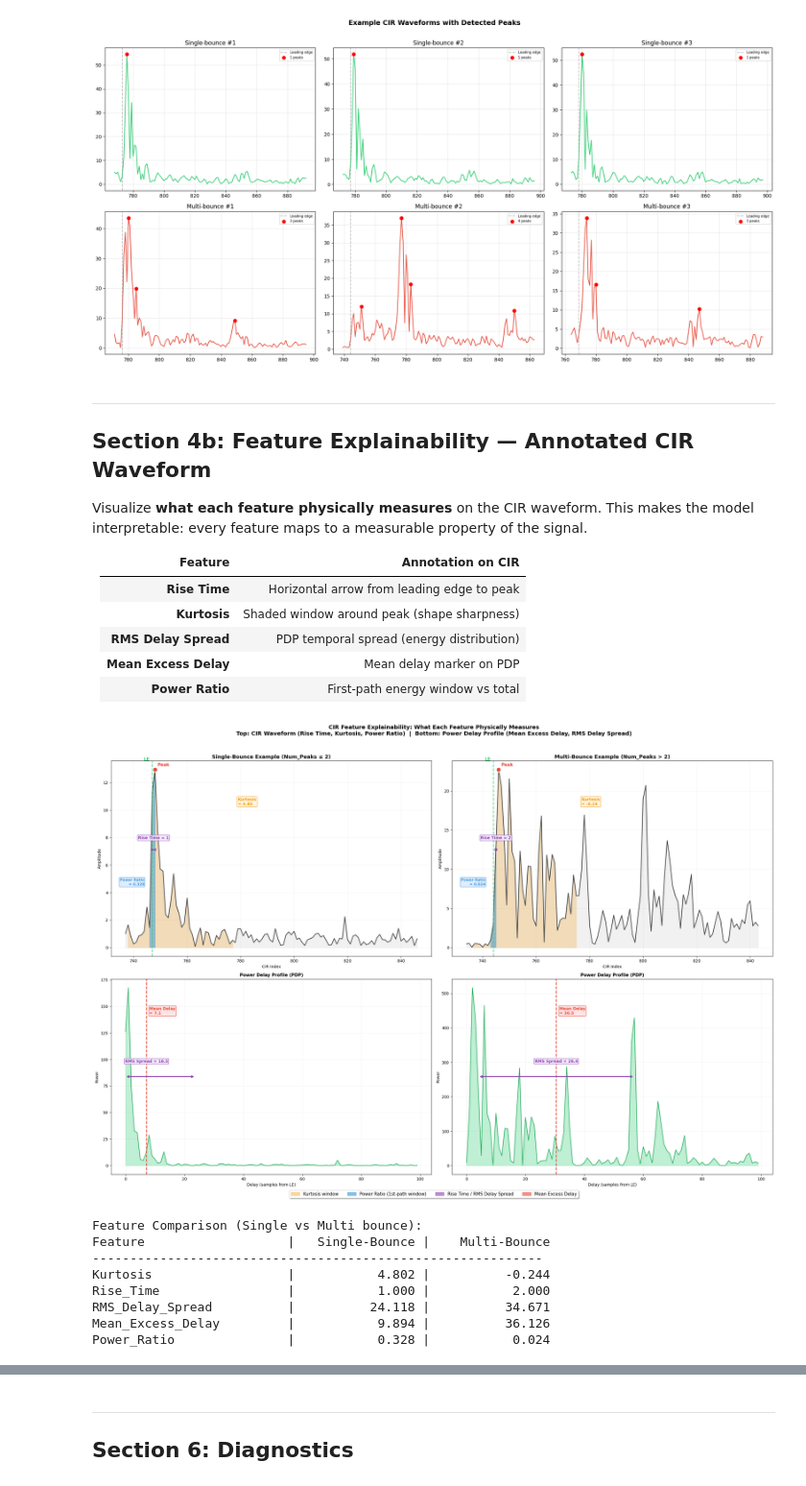
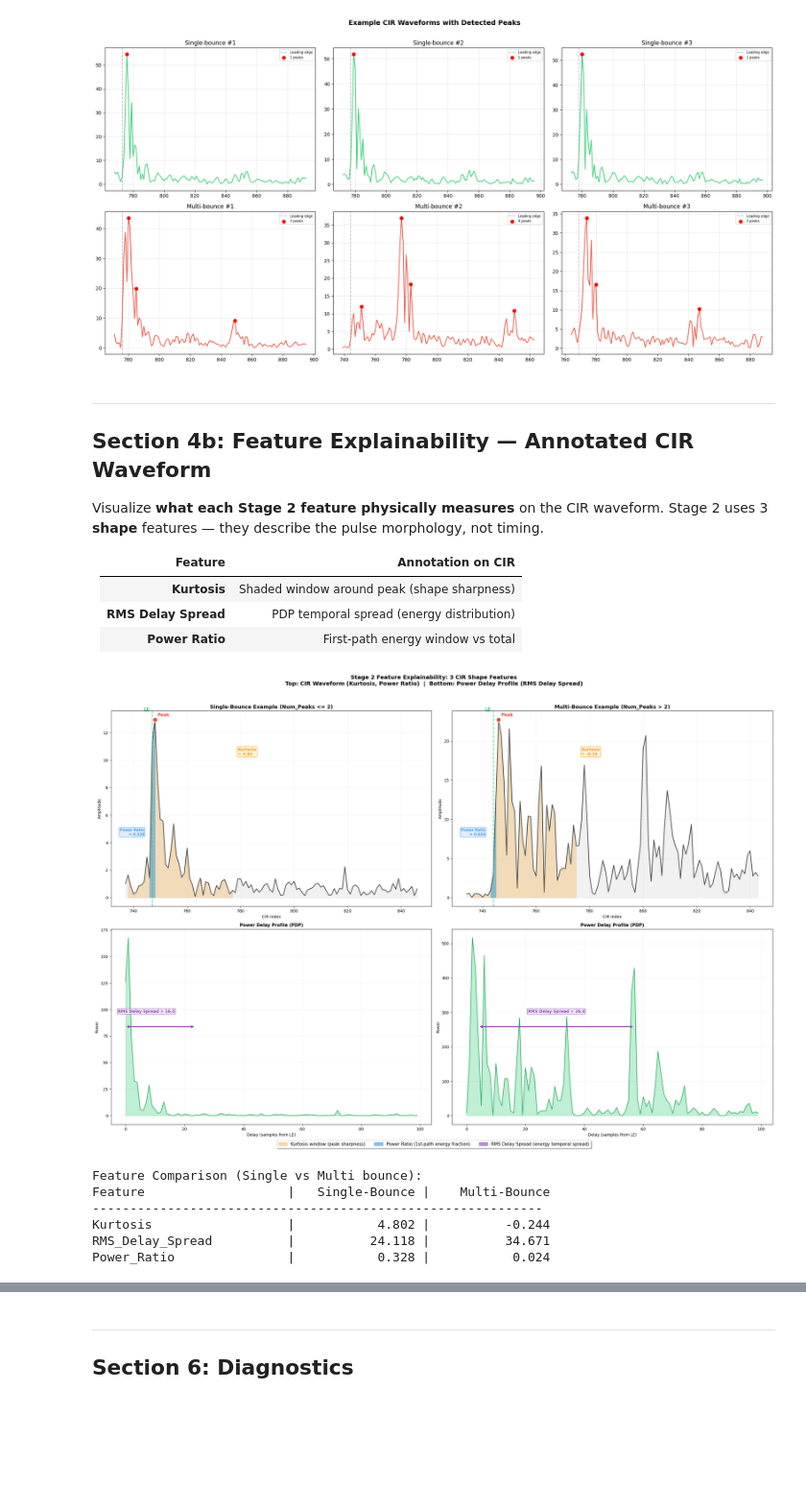
Before and after one commit to jonathanljc/capstone, a Jupyter notebook: lnn/stage2_bounce_classifier.ipynb, the cells around one changed output, grey strips where cells are left out. Shown at 96% size. Cells and saved outputs as stored; diff of their text form; code cells hidden in the pictures; blank space fills up the shorter version.

```diff
--- a/lnn/stage2_bounce_classifier.ipynb
+++ b/lnn/stage2_bounce_classifier.ipynb
@@ -311,15 +514,15 @@ Validate that auto-labels and features are physically meaningful before training
 # ==========================================
 # FEATURE ANALYSIS
 # ==========================================
-fig, axs = plt.subplots(2, 3, figsize=(20, 12))
-plt.subplots_adjust(hspace=0.4, wspace=0.3)
+fig, axs = plt.subplots(1, 3, figsize=(20, 5))
+plt.subplots_adjust(wspace=0.3)
 
 single_mask = bounce_labels == 0
 multi_mask = bounce_labels == 1
 
 # --- Feature distributions by class ---
 for i, feat in enumerate(FEATURE_NAMES):
-    ax = axs[i // 3, i % 3]
+    ax = axs[i]
     vals = feature_df[feat].values
 
     sns.kdeplot(vals[single_mask], ax=ax, fill=True, color='#2ecc71',
@@ -331,17 +534,17 @@ for i, feat in enumerate(FEATURE_NAMES):
     ax.legend(fontsize=8)
     ax.grid(True, alpha=0.3)
 
-plt.suptitle("Feature Distributions: Single-Bounce vs Multi-Bounce",
+plt.suptitle("Stage 2 Shape Features: Single-Bounce vs Multi-Bounce",
              fontsize=14, fontweight='bold', y=1.01)
 plt.tight_layout()
 plt.show()
 
 # --- Correlation matrix ---
-fig, ax = plt.subplots(figsize=(8, 6))
+fig, ax = plt.subplots(figsize=(6, 5))
 corr = feature_df[FEATURE_NAMES].corr()
 sns.heatmap(corr, annot=True, fmt='.2f', cmap='coolwarm', center=0,
             square=True, ax=ax)
-ax.set_title("Feature Correlation Matrix")
+ax.set_title("Feature Correlation Matrix (Stage 2)")
 plt.tight_layout()
 plt.show()
 
@@ -447,27 +648,25 @@ plt.show()
 ---
 ## Section 4b: Feature Explainability — Annotated CIR Waveform
 
-Visualize **what each feature physically measures** on the CIR waveform.
-This makes the model interpretable: every feature maps to a measurable property of the signal.
+Visualize **what each Stage 2 feature physically measures** on the CIR waveform.
+Stage 2 uses 3 **shape** features — they describe the pulse morphology, not timing.
 
 | Feature | Annotation on CIR |
 |---------|-------------------|
-| **Rise Time** | Horizontal arrow from leading edge to peak |
 | **Kurtosis** | Shaded window around peak (shape sharpness) |
 | **RMS Delay Spread** | PDP temporal spread (energy distribution) |
-| **Mean Excess Delay** | Mean delay marker on PDP |
 | **Power Ratio** | First-path energy window vs total |
 # %%
 # ==========================================
 # ANNOTATED CIR WAVEFORM — FEATURE EXPLAINABILITY
 # ==========================================
-# Show what each of the 5 features physically measures on the CIR.
+# Show what each of the 3 Stage 2 shape features physically measures on the CIR.
 # Left: Single-bounce example | Right: Multi-bounce example
 
 import matplotlib.patches as mpatches
 
 def plot_annotated_cir(sig, leading_edge, label_text, ax_cir, ax_pdp, config=CONFIG):
-    """Plot a CIR waveform with all 5 features annotated."""
+    """Plot a CIR waveform with Stage 2's 3 shape features annotated."""
     search_start = config["search_start"]
     search_end = config["search_end"]
 
@@ -484,36 +683,24 @@ def plot_annotated_cir(sig, leading_edge, label_text, ax_cir, ax_pdp, config=CON
     ax_cir.plot(x_idx, y_vals, color='#444', lw=1.8)
     ax_cir.fill_between(x_idx, 0, y_vals, color='#ddd', alpha=0.4)
 
-    # 1. LEADING EDGE marker
+    # Leading edge marker
     ax_cir.axvline(leading_edge, color='#2ecc71', ls='--', lw=2, alpha=0.8)
     ax_cir.text(leading_edge - 1, peak_val * 1.05, 'LE',
                 fontsize=11, fontweight='bold', color='#2ecc71', ha='right')
 
-    # 2. PEAK marker
+    # Peak marker
     ax_cir.plot(peak_idx, peak_val, 'o', color='#e74c3c', markersize=12,
                 markeredgecolor='white', markeredgewidth=2, zorder=10)
     ax_cir.text(peak_idx + 1, peak_val * 1.02, 'Peak',
                 fontsize=11, fontweight='bold', color='#e74c3c')
 
-    # 3. RISE TIME — arrow from LE to peak
-    rise_time = peak_idx - leading_edge
-    mid_y = peak_val * 0.55
-    ax_cir.annotate('', xy=(peak_idx, mid_y), xytext=(leading_edge, mid_y),
-                     arrowprops=dict(arrowstyle='<->', color='#8e44ad', lw=2.5))
-    ax_cir.text((leading_edge + peak_idx) / 2, mid_y + peak_val * 0.06,
-                f'Rise Time = {rise_time}',
-                ha='center', fontsize=10, fontweight='bold', color='#8e44ad',
-                bbox=dict(facecolor='#f5eeff', edgecolor='#8e44ad',
-                          boxstyle='round,pad=0.2', alpha=0.9))
-
-    # 4. KURTOSIS WINDOW — shaded region around peak
+    # 1. KURTOSIS WINDOW — shaded region around peak
     kurt_start = max(plot_start, peak_idx - 10)
     kurt_end = min(plot_end, peak_idx + 30)
     kurt_x = np.arange(kurt_start, kurt_end)
     kurt_y = sig[kurt_start:kurt_end]
     ax_cir.fill_between(kurt_x, 0, kurt_y, color='#f39c12', alpha=0.25)
 
-    # Compute kurtosis value
     window = sig[kurt_start:kurt_end]
     kurt_val = scipy_kurtosis(window, fisher=True) if len(window) > 4 else 0.0
     ax_cir.text(kurt_end + 1, peak_val * 0.8,
@@ -522,7 +709,7 @@ def plot_annotated_cir(sig, leading_edge, label_text, ax_cir, ax_pdp, config=CON
                 bbox=dict(facecolor='#fef5e0', edgecolor='#f39c12',
                           boxstyle='round,pad=0.2', alpha=0.9))
 
-    # 5. POWER RATIO — first-path window
+    # 2. POWER RATIO — first-path window
     fp_start = max(plot_start, leading_edge - 1)
     fp_end = min(plot_end, leading_edge + 2)
     fp_x = np.arange(fp_start, fp_end)
@@ -543,7 +730,7 @@ def plot_annotated_cir(sig, leading_edge, label_text, ax_cir, ax_pdp, config=CON
     ax_cir.set_ylabel("Amplitude")
     ax_cir.grid(True, alpha=0.15)
 
-    # === BOTTOM: Power Delay Profile (PDP) ===
+    # === BOTTOM: Power Delay Profile (PDP) — shows RMS Delay Spread ===
     pdp_start = max(0, leading_edge)
     pdp_len = 100
     pdp_sig = sig[pdp_start:min(pdp_start + pdp_len, len(sig))]
@@ -559,22 +746,14 @@ def plot_annotated_cir(sig, leading_edge, label_text, ax_cir, ax_pdp, config=CON
         second_moment = np.sum(pdp * times ** 2) / total_pdp
         rms_spread = np.sqrt(max(0, second_moment - mean_delay ** 2))
 
-        # 6. MEAN EXCESS DELAY — vertical line
-        ax_pdp.axvline(mean_delay, color='#e74c3c', ls='--', lw=2)
-        ax_pdp.text(mean_delay + 1, np.max(pdp) * 0.85,
-                    f'Mean Delay\n= {mean_delay:.1f}',
-                    fontsize=10, fontweight='bold', color='#e74c3c',
-                    bbox=dict(facecolor='#ffe0e0', edgecolor='#e74c3c',
-                              boxstyle='round,pad=0.2', alpha=0.9))
-
-        # 7. RMS DELAY SPREAD — bracket showing +/-1 std
+        # 3. RMS DELAY SPREAD — bracket showing +/-1 std
         left = max(0, mean_delay - rms_spread)
         right = min(len(pdp) - 1, mean_delay + rms_spread)
         bracket_y = np.max(pdp) * 0.5
         ax_pdp.annotate('', xy=(right, bracket_y), xytext=(left, bracket_y),
                          arrowprops=dict(arrowstyle='<->', color='#8e44ad', lw=2.5))
         ax_pdp.text(mean_delay, bracket_y + np.max(pdp) * 0.08,
-                    f'RMS Spread = {rms_spread:.1f}',
+                    f'RMS Delay Spread = {rms_spread:.1f}',
                     ha='center', fontsize=10, fontweight='bold', color='#8e44ad',
                     bbox=dict(facecolor='#f5eeff', edgecolor='#8e44ad',
                               boxstyle='round,pad=0.2', alpha=0.9))
@@ -589,7 +768,6 @@ def plot_annotated_cir(sig, leading_edge, label_text, ax_cir, ax_pdp, config=CON
 single_idx_arr = np.where(bounce_labels == 0)[0]
 multi_idx_arr = np.where(bounce_labels == 1)[0]
 
-# Pick median kurtosis sample for each class (representative)
 single_kurts = feature_df.iloc[single_idx_arr]["Kurtosis"].values
 multi_kurts = feature_df.iloc[multi_idx_arr]["Kurtosis"].values
 single_pick = single_idx_arr[np.argsort(single_kurts)[len(single_kurts) // 2]]
@@ -601,54 +779,51 @@ plt.subplots_adjust(hspace=0.4, wspace=0.3)
 # Left: Single-bounce
 plot_annotated_cir(
     raw_sigs[single_pick], leading_edges[single_pick],
-    f"Single-Bounce Example (Num_Peaks \u2264 {CONFIG['single_bounce_max_peaks']})",
+    f"Single-Bounce Example (Num_Peaks <= {CONFIG['single_bounce_max_peaks']})",
     ax_cir=axs[0, 0], ax_pdp=axs[1, 0]
 )
 
 # Right: Multi-bounce
 plot_annotated_cir(
     raw_sigs[multi_pick], leading_edges[multi_pick],
     f"Multi-Bounce Example (Num_Peaks > {CONFIG['single_bounce_max_peaks']})",
     ax_cir=axs[0, 1], ax_pdp=axs[1, 1]
 )
 
 # Legend
 legend_patches = [
-    mpatches.Patch(color='#f39c12', alpha=0.4, label='Kurtosis window'),
-    mpatches.Patch(color='#3498db', alpha=0.6, label='Power Ratio (1st-path window)'),
-    mpatches.Patch(color='#8e44ad', alpha=0.6, label='Rise Time / RMS Delay Spread'),
-    mpatches.Patch(color='#e74c3c', alpha=0.6, label='Mean Excess Delay'),
+    mpatches.Patch(color='#f39c12', alpha=0.4, label='Kurtosis window (peak sharpness)'),
+    mpatches.Patch(color='#3498db', alpha=0.6, label='Power Ratio (1st-path energy fraction)'),
+    mpatches.Patch(color='#8e44ad', alpha=0.6, label='RMS Delay Spread (energy temporal spread)'),
 ]
-fig.legend(handles=legend_patches, loc='lower center', ncol=4,
+fig.legend(handles=legend_patches, loc='lower center', ncol=3,
            fontsize=11, frameon=True, fancybox=True, shadow=True,
            bbox_to_anchor=(0.5, -0.02))
 
 fig.suptitle(
-    "CIR Feature Explainability: What Each Feature Physically Measures\n"
-    "Top: CIR Waveform (Rise Time, Kurtosis, Power Ratio)  |  "
-    "Bottom: Power Delay Profile (Mean Excess Delay, RMS Delay Spread)",
+    "Stage 2 Feature Explainability: 3 CIR Shape Features\n"
+    "Top: CIR Waveform (Kurtosis, Power Ratio)  |  "
+    "Bottom: Power Delay Profile (RMS Delay Spread)",
     fontsize=14, fontweight='bold', y=1.02
 )
 plt.tight_layout()
 plt.show()
 
 # Print feature comparison
 print(f"\nFeature Comparison (Single vs Multi bounce):")
 print(f"{'Feature':<25} | {'Single-Bounce':>15} | {'Multi-Bounce':>15}")
 print(f"{'-'*60}")
 s_feats = extract_cir_features(raw_sigs[single_pick], leading_edges[single_pick])
 m_feats = extract_cir_features(raw_sigs[multi_pick], leading_edges[multi_pick])
 for feat in FEATURE_NAMES:
     print(f"{feat:<25} | {s_feats[feat]:>15.3f} | {m_feats[feat]:>15.3f}")
 # %% [output]
-[figure, old version]
+[figure, new version]
 Feature Comparison (Single vs Multi bounce):
 Feature                   |   Single-Bounce |    Multi-Bounce
 ------------------------------------------------------------
 Kurtosis                  |           4.802 |          -0.244
-Rise_Time                 |           1.000 |           2.000
 RMS_Delay_Spread          |          24.118 |          34.671
-Mean_Excess_Delay         |           9.894 |          36.126
 Power_Ratio               |           0.328 |           0.024
 # %% [markdown]
 ---
```
Also changed, not shown: parts of 11 cells of this notebook, 12 other files.
